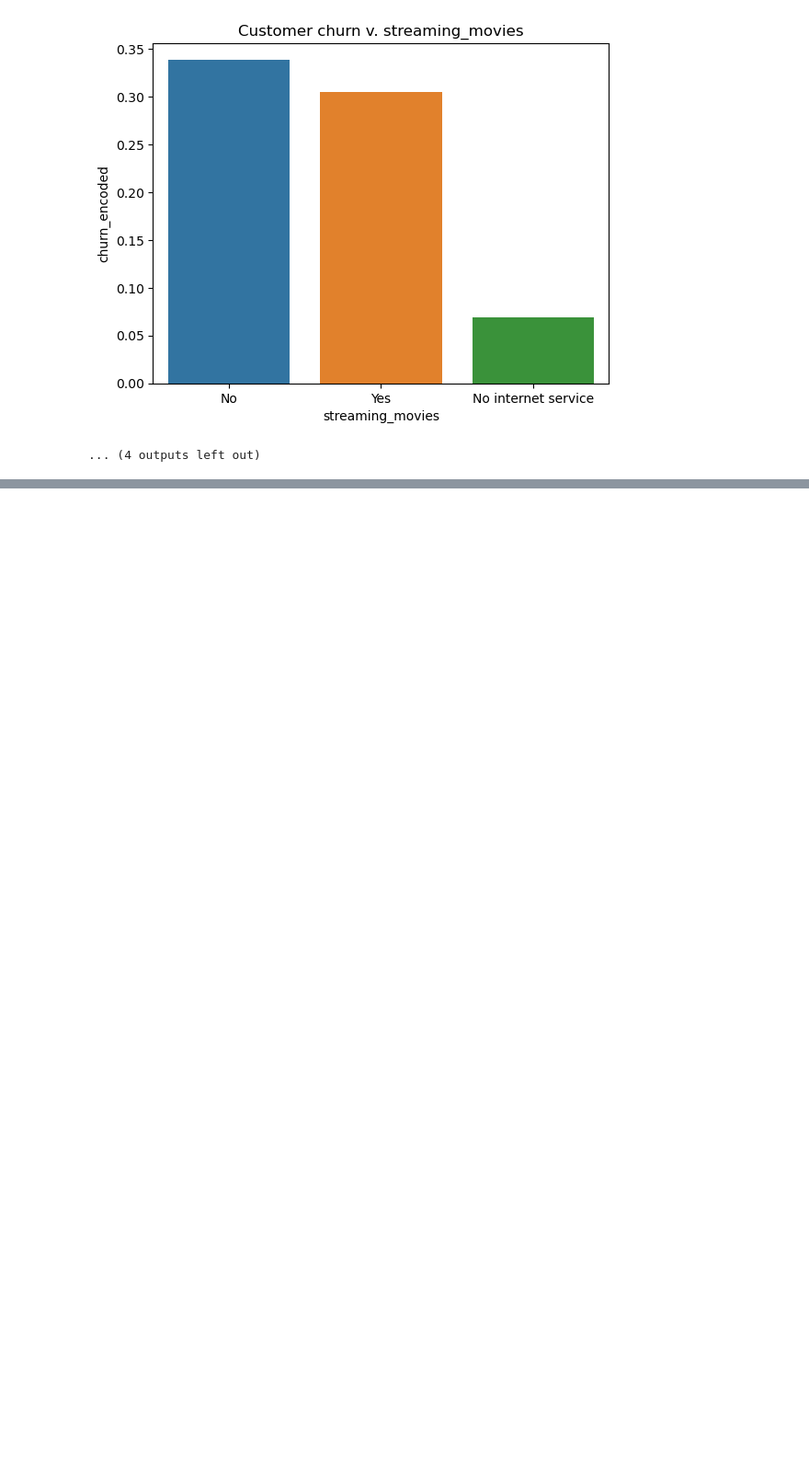
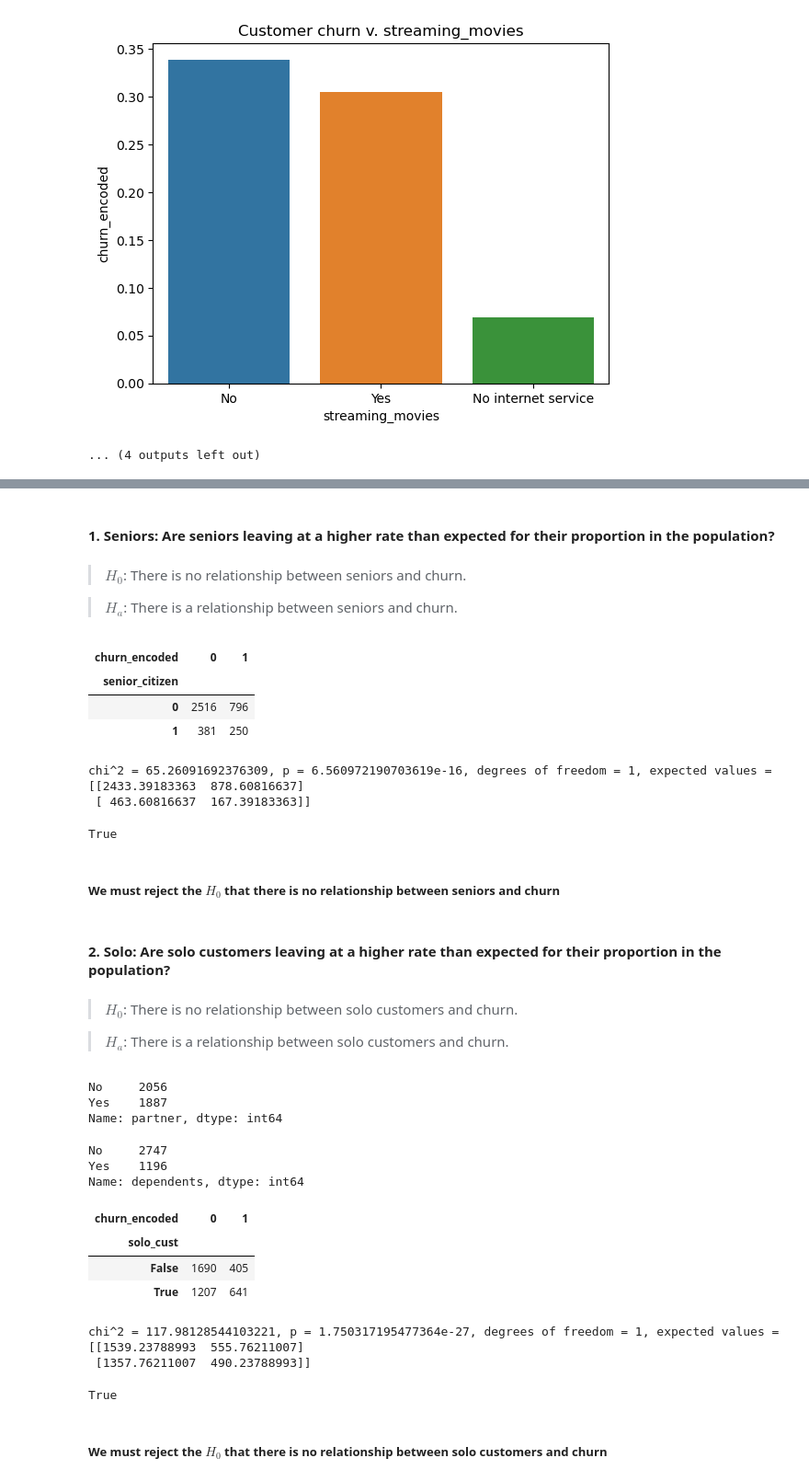
Before and after one commit to corey-baughman/008_classification_project, a Jupyter notebook: 02_telco_workbook.ipynb, the cells around one changed output, grey strips where cells are left out. Shown at 92% size. Drawn from its saved outputs; the diff is of its cells as text; code cells hidden in the pictures; blank space fills up the shorter version.

```diff
--- a/02_telco_workbook.ipynb
+++ b/02_telco_workbook.ipynb
@@ -291,0 +298,65 @@ for col in cat_cols:
+# %% [markdown]
+#### 1. **Seniors:** Are seniors leaving at a higher rate than expected for their proportion in the population?
+# %% [markdown]
+> $H_0$: There is no relationship between seniors and churn.
+
+> $H_a$: There is a relationship between seniors and churn.
+# %%
+observed_s = pd.crosstab(train.senior_citizen, train.churn_encoded)
+observed_s
+# %% [output]
+| churn_encoded | 0 | 1 |
+| senior_citizen |  |  |
+| 0 | 2516 | 796 |
+| 1 | 381 | 250 |
+# %%
+chi2, p, degf, expected = stats.chi2_contingency(observed_s)
+print(f'chi^2 = {chi2}, p = {p}, degrees of freedom = {degf}, expected values = {expected}')
+# %% [output]
+chi^2 = 65.26091692376309, p = 6.560972190703619e-16, degrees of freedom = 1, expected values = [[2433.39183363  878.60816637]
+ [ 463.60816637  167.39183363]]
+# %%
+p < α
+# %% [output]
+True
+# %% [markdown]
+##### We must reject the $H_0$ that there is no relationship between seniors and churn
+# %% [markdown]
+#### 2. **Solo:** Are solo customers leaving at a higher rate than expected for their proportion in the population?
+# %% [markdown]
+> $H_0$: There is no relationship between solo customers and churn.
+
+> $H_a$: There is a relationship between solo customers and churn.
+# %%
+train.partner.value_counts()
+# %% [output]
+No     2056
+Yes    1887
+Name: partner, dtype: int64
+# %%
+train.dependents.value_counts()
+# %% [output]
+No     2747
+Yes    1196
+Name: dependents, dtype: int64
+# %%
+train['solo_cust'] = (train.partner == 'No') & (train.dependents == 'No')
+observed_solo = pd.crosstab(train.solo_cust, train.churn_encoded)
+observed_solo
+# %% [output]
+| churn_encoded | 0 | 1 |
+| solo_cust |  |  |
+| False | 1690 | 405 |
+| True | 1207 | 641 |
+# %%
+chi2_solo, p_solo, degf_solo, expected_solo = stats.chi2_contingency(observed_solo)
+print(f'chi^2 = {chi2_solo}, p = {p_solo}, degrees of freedom = {degf_solo}, expected values = {expected_solo}')
+# %% [output]
+chi^2 = 117.98128544103221, p = 1.750317195477364e-27, degrees of freedom = 1, expected values = [[1539.23788993  555.76211007]
+ [1357.76211007  490.23788993]]
+# %%
+p_solo < α
+# %% [output]
+True
+# %% [markdown]
+##### We must reject the $H_0$ that there is no relationship between solo customers and churn
```
Also changed, not shown: parts of 27 cells of this notebook, 2 other files.
